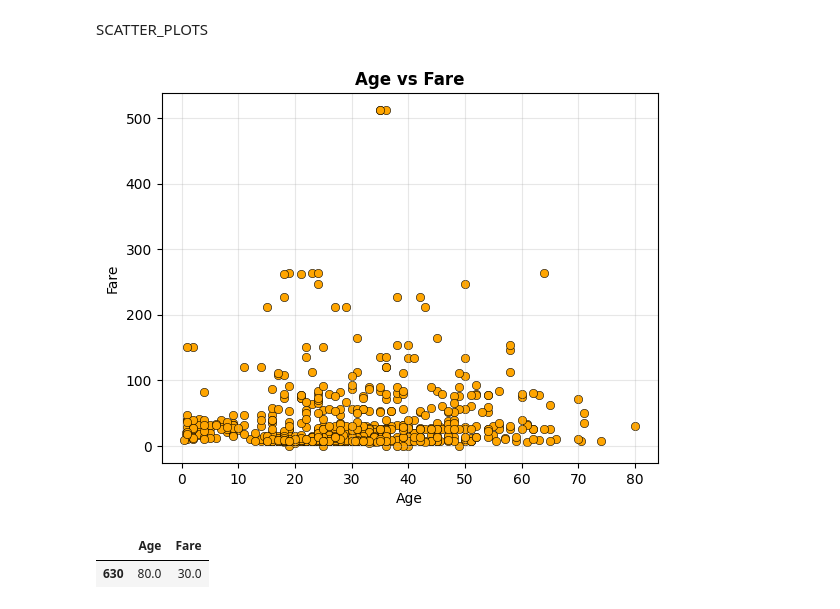
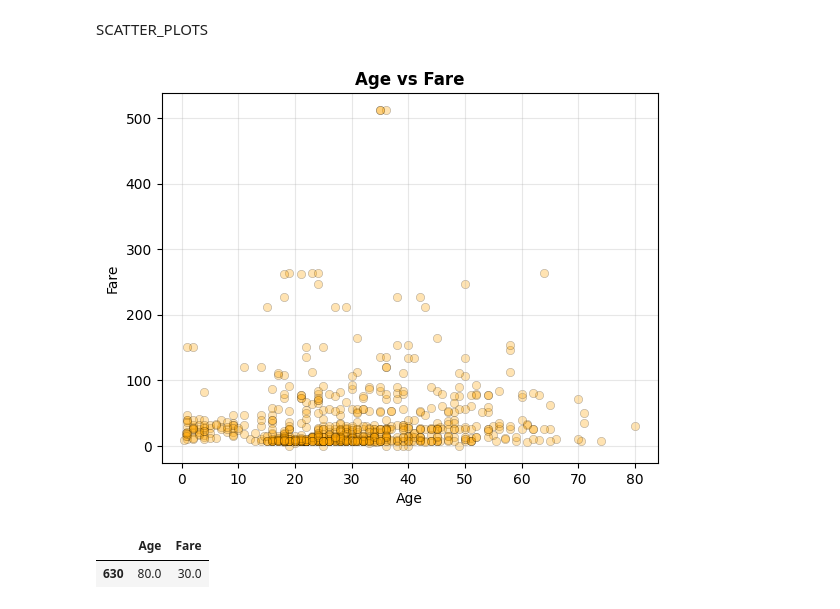
Before and after one commit to Ramcharan-AIML/Matplotlib_Problem_Solving, a Jupyter notebook: Matplotlib_Problems_Practice.ipynb, the cells around one changed output. Saved outputs shown, nothing was run; the diff lists cells and outputs as text; code cells hidden in the pictures.

Commit message:
practiced histograms and scatters in matplotlib

```diff
--- a/Matplotlib_Problems_Practice.ipynb
+++ b/Matplotlib_Problems_Practice.ipynb
@@ -223,16 +219,16 @@ SCATTER_PLOTS
 # %%
 # colors = df["Survived"].map({0:"red", 1:"green"})
 
-plt.scatter(df['Age'], df['Fare'], c="orange", edgecolor="black", linewidth=0.4)
+plt.scatter(df['Age'], df['Fare'], c="orange", edgecolor="black", linewidth=0.4,alpha=0.3)
 
 plt.title("Age vs Fare", fontweight="bold")
 plt.xlabel("Age")
 plt.ylabel("Fare")
 plt.grid(True, alpha=0.3)
 
 plt.show()
 # %% [output]
-[figure, old version]
+[figure, new version]
 # %%
 filter_age = df.groupby("Age")["Fare"].mean()
 
```
Also changed, not shown: parts of 9 cells of this notebook.
